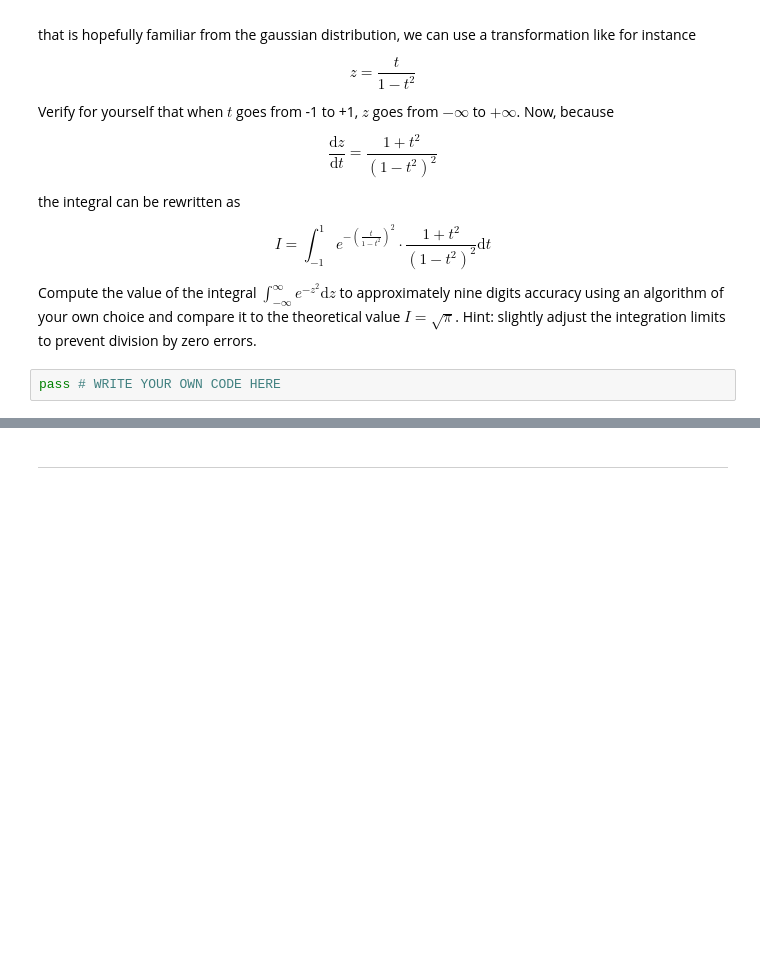
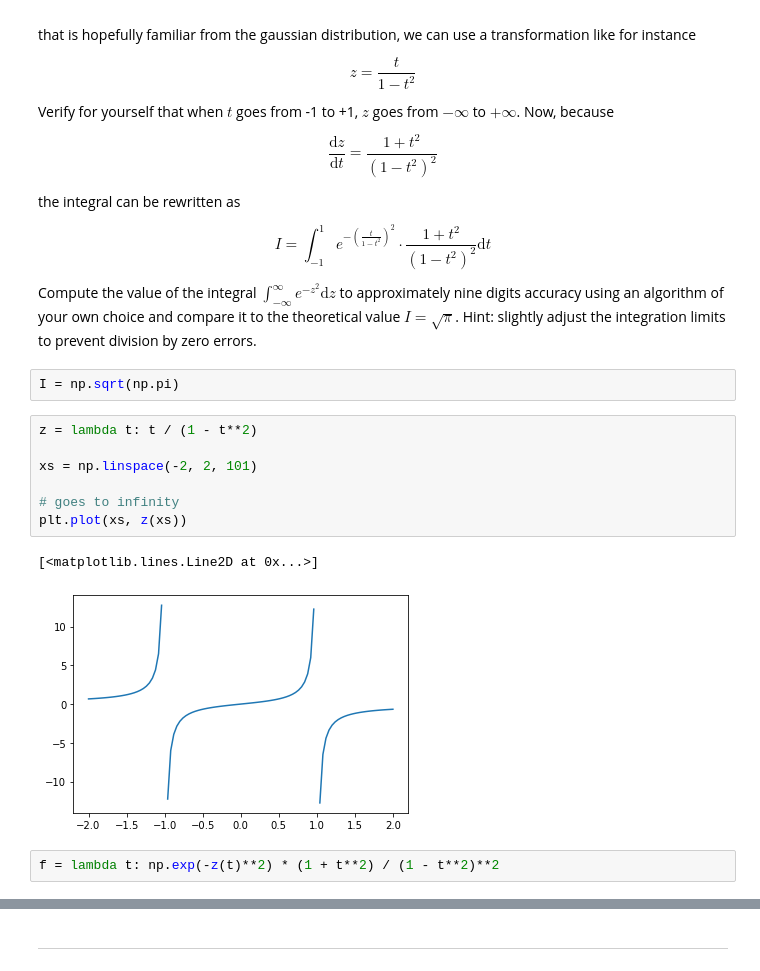
Before and after one commit to ddlatumalea/DataScience2, a Jupyter notebook: numerical_analysis/2 - Numerical integration.ipynb, the cells around one changed output, grey strips where cells are left out. Saved outputs shown, nothing was run; the diff lists cells and outputs as text; blank space fills up the shorter version.

```diff
--- a/numerical_analysis/2 - Numerical integration.ipynb
+++ b/numerical_analysis/2 - Numerical integration.ipynb
@@ -339,5 +538,17 @@ I = \int_{-1}^1 e^{-\left( \frac{t}{1-t^2} \right)^2} \cdot \frac{1+t^2}{(1-t^2)
 $$
 
 Compute the value of the integral $\int_{-\infty}^{\infty} e^{-z^2} \text{d}z$ to approximately nine digits accuracy using an algorithm of your own choice and compare it to the theoretical value $I = \sqrt{\pi}$. Hint: slightly adjust the integration limits to prevent division by zero errors.
-# %%
-pass # WRITE YOUR OWN CODE HERE
+# %%
+I = np.sqrt(np.pi)
+# %%
+z = lambda t: t / (1 - t**2)
+
+xs = np.linspace(-2, 2, 101)
+
+# goes to infinity
+plt.plot(xs, z(xs))
+# %% [output]
+[<matplotlib.lines.Line2D at 0x...>]
+[figure, added]
+# %%
+f = lambda t: np.exp(-z(t)**2) * (1 + t**2) / (1 - t**2)**2
```
Also changed, not shown: parts of 21 cells of this notebook, 5 other files.
